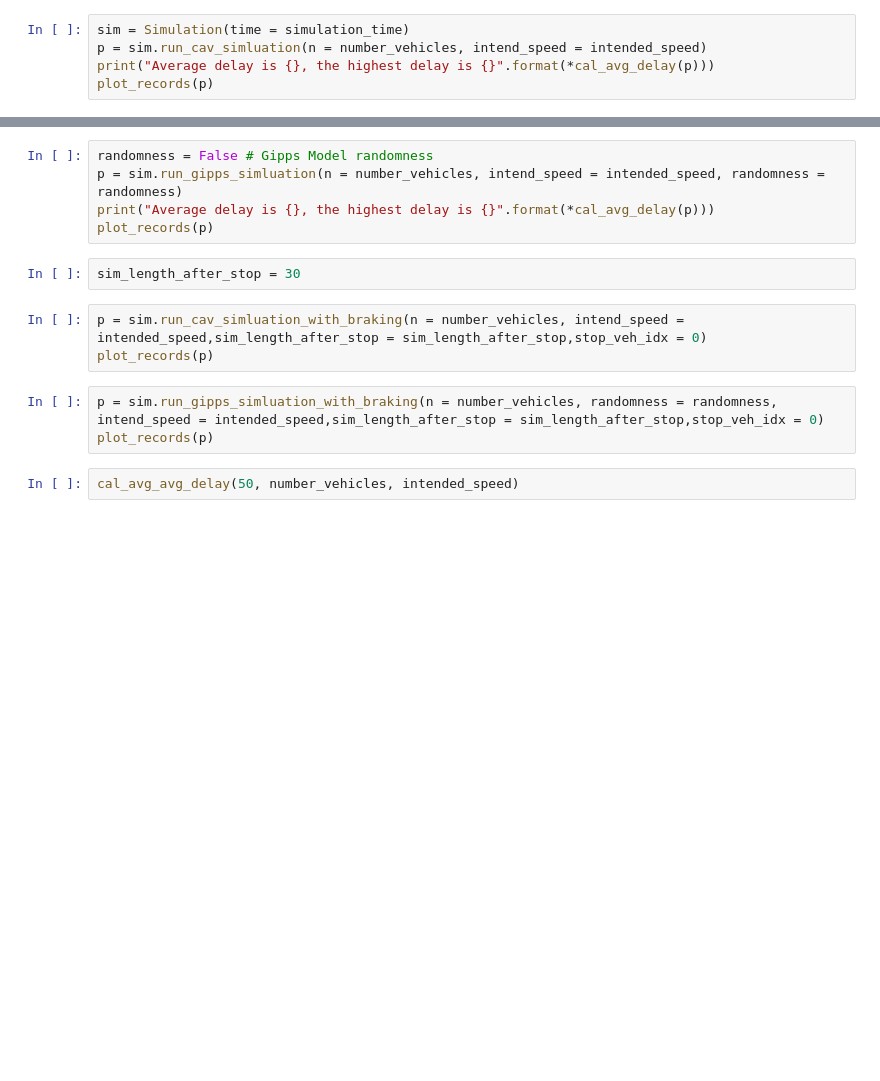
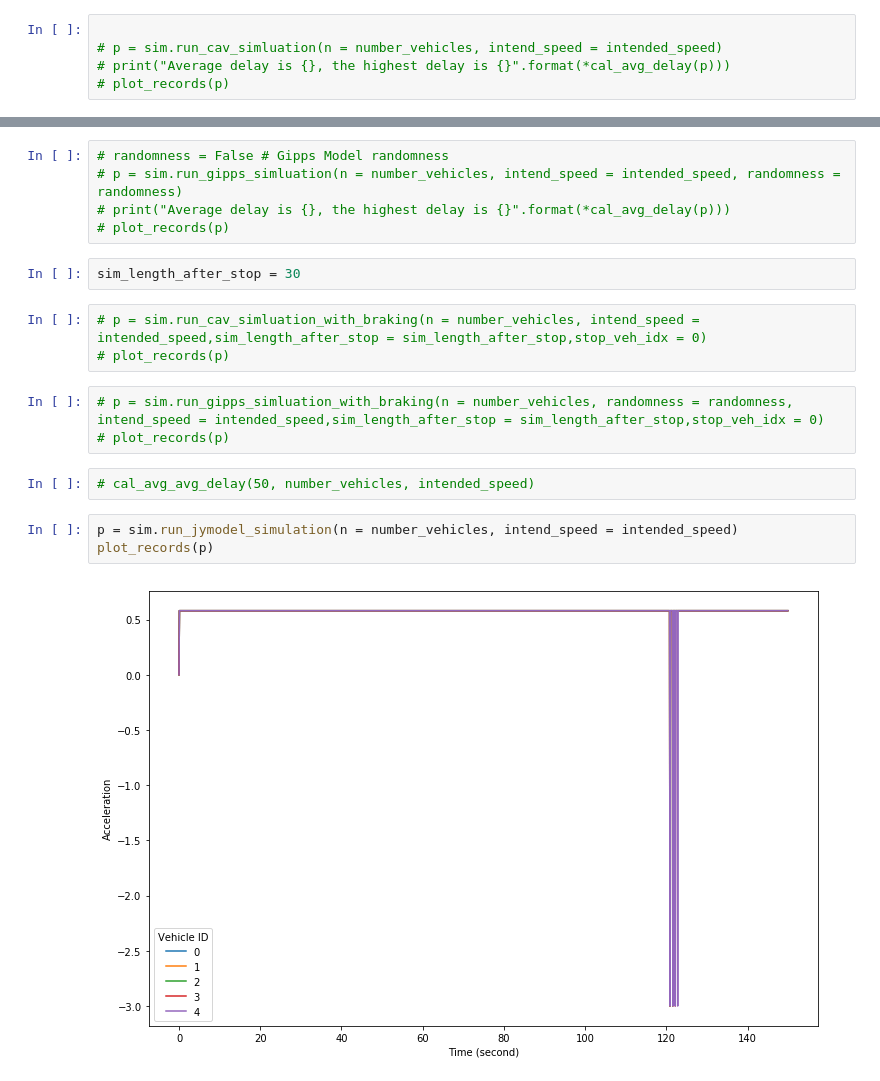
Before and after one commit to JiyanBlack/VDSF-Vehicle_Deque_Simulation_Framework, a Jupyter notebook: source/exp-visualization.ipynb, the cells around one changed output, grey strips where cells are left out. Cells and saved outputs as stored; diff of their text form; blank space fills up the shorter version.

Commit message:
jymodel

```diff
--- a/source/exp-visualization.ipynb
+++ b/source/exp-visualization.ipynb
@@ -55,5 +56,5 @@ intended_speed = 20 # intended speed / speed limit of the road
 # %%
-sim = Simulation(time = simulation_time)
-p = sim.run_cav_simluation(n = number_vehicles, intend_speed = intended_speed)
-print("Average delay is {}, the highest delay is {}".format(*cal_avg_delay(p)))
-plot_records(p)
+
+# p = sim.run_cav_simluation(n = number_vehicles, intend_speed = intended_speed)
+# print("Average delay is {}, the highest delay is {}".format(*cal_avg_delay(p)))
+# plot_records(p)
@@ -62,15 +61,20 @@ TypeError: unsupported operand type(s) for *: 'NoneType' and 'float'
 # %%
-randomness = False # Gipps Model randomness
-p = sim.run_gipps_simluation(n = number_vehicles, intend_speed = intended_speed, randomness = randomness)
-print("Average delay is {}, the highest delay is {}".format(*cal_avg_delay(p)))
-plot_records(p)
+# randomness = False # Gipps Model randomness
+# p = sim.run_gipps_simluation(n = number_vehicles, intend_speed = intended_speed, randomness = randomness)
+# print("Average delay is {}, the highest delay is {}".format(*cal_avg_delay(p)))
+# plot_records(p)
 # %%
 sim_length_after_stop = 30
 # %%
-p = sim.run_cav_simluation_with_braking(n = number_vehicles, intend_speed = intended_speed,sim_length_after_stop = sim_length_after_stop,stop_veh_idx = 0)
-plot_records(p)
+# p = sim.run_cav_simluation_with_braking(n = number_vehicles, intend_speed = intended_speed,sim_length_after_stop = sim_length_after_stop,stop_veh_idx = 0)
+# plot_records(p)
 # %%
-p = sim.run_gipps_simluation_with_braking(n = number_vehicles, randomness = randomness, intend_speed = intended_speed,sim_length_after_stop = sim_length_after_stop,stop_veh_idx = 0)
-plot_records(p)
+# p = sim.run_gipps_simluation_with_braking(n = number_vehicles, randomness = randomness, intend_speed = intended_speed,sim_length_after_stop = sim_length_after_stop,stop_veh_idx = 0)
+# plot_records(p)
 # %%
-cal_avg_avg_delay(50, number_vehicles, intended_speed)
+# cal_avg_avg_delay(50, number_vehicles, intended_speed)
+# %%
+p = sim.run_jymodel_simulation(n = number_vehicles, intend_speed = intended_speed)
+plot_records(p)
+# %% [output]
+[figure, added]
```
Also changed, not shown: parts of 3 cells of this notebook, 6 other files.
